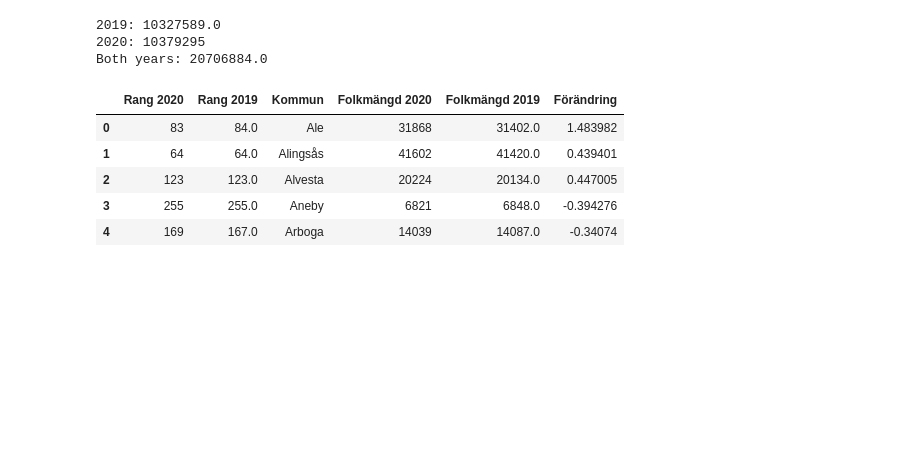
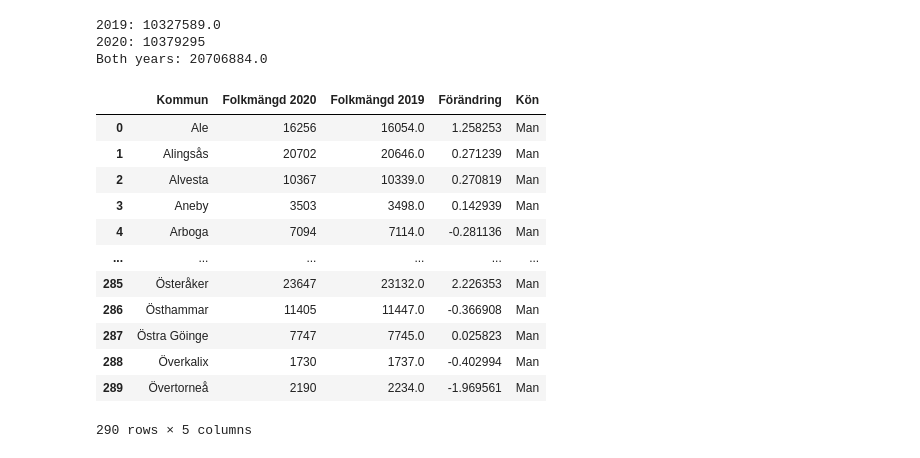
Before and after one commit to MiltonOberg/Python-Milton--sterberg-OPA23, a Jupyter notebook: exercise/data_processing1.0.ipynb, the cells around one changed output. Saved outputs shown, nothing was run; the diff lists cells and outputs as text; code cells hidden in the pictures; blank space fills up the shorter version.

```diff
--- a/exercise/data_processing1.0.ipynb
+++ b/exercise/data_processing1.0.ipynb
@@ -160,12 +160,3 @@ largest_cities = df.sort_values("Folkmängd 2020").head(5)
 s_l_citites = pd.concat([largest_cities, smalest_cities])
 fig= px.bar(s_l_citites, x= "Kommun", y= "Folkmängd 2020")
 fig.show()
-# %%
-df.head()
-# %% [output]
-|  | Rang 2020 | Rang 2019 | Kommun | Folkmängd 2020 | Folkmängd 2019 | Förändring |
-| 0 | 83 | 84.0 | Ale | 31868 | 31402.0 | 1.483982 |
-| 1 | 64 | 64.0 | Alingsås | 41602 | 41420.0 | 0.439401 |
-| 2 | 123 | 123.0 | Alvesta | 20224 | 20134.0 | 0.447005 |
-| 3 | 255 | 255.0 | Aneby | 6821 | 6848.0 | -0.394276 |
-| 4 | 169 | 167.0 | Arboga | 14039 | 14087.0 | -0.34074 |
@@ -176,0 +163,29 @@ df_female = df.copy()
+# %%
+df_male = pd.read_excel("../Data/komtopp50_2020.xlsx", sheet_name= "Män")
+df_male = df_male[6:].reset_index(drop= True)
+
+df_male.rename(columns= {
+    "Unnamed: 0": "Rang 2020",
+    "Unnamed: 1": "Rang 2019",
+    "Unnamed: 2": "Kommun",
+    "Unnamed: 3": "Folkmängd 2020",
+    "Unnamed: 4": "Folkmängd 2019",
+    "Unnamed: 5": "Förändring"
+}, inplace= True)
+df_male.drop(columns= ["Rang 2020", "Rang 2019"], inplace= True)
+df_male["Kön"] = "Man"
+df_male
+# %% [output]
+|  | Kommun | Folkmängd 2020 | Folkmängd 2019 | Förändring | Kön |
+| 0 | Ale | 16256 | 16054.0 | 1.258253 | Man |
+| 1 | Alingsås | 20702 | 20646.0 | 0.271239 | Man |
+| 2 | Alvesta | 10367 | 10339.0 | 0.270819 | Man |
+| 3 | Aneby | 3503 | 3498.0 | 0.142939 | Man |
+| 4 | Arboga | 7094 | 7114.0 | -0.281136 | Man |
+| ... | ... | ... | ... | ... | ... |
+| 285 | Österåker | 23647 | 23132.0 | 2.226353 | Man |
+| 286 | Östhammar | 11405 | 11447.0 | -0.366908 | Man |
+| 287 | Östra Göinge | 7747 | 7745.0 | 0.025823 | Man |
+| 288 | Överkalix | 1730 | 1737.0 | -0.402994 | Man |
+| 289 | Övertorneå | 2190 | 2234.0 | -1.969561 | Man |
+290 rows × 5 columns
```
Also changed, not shown: parts of 7 cells of this notebook, 3 other files.
